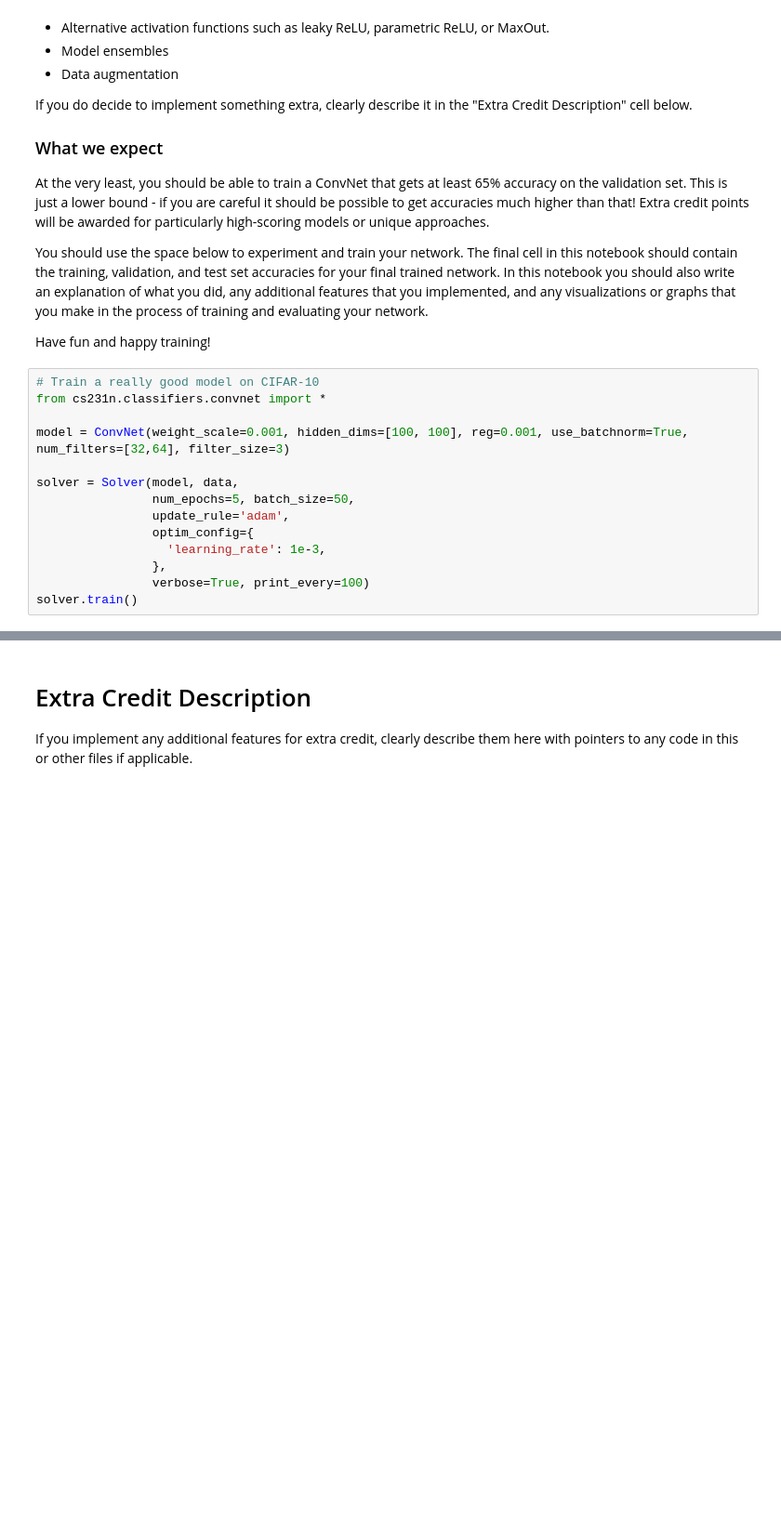
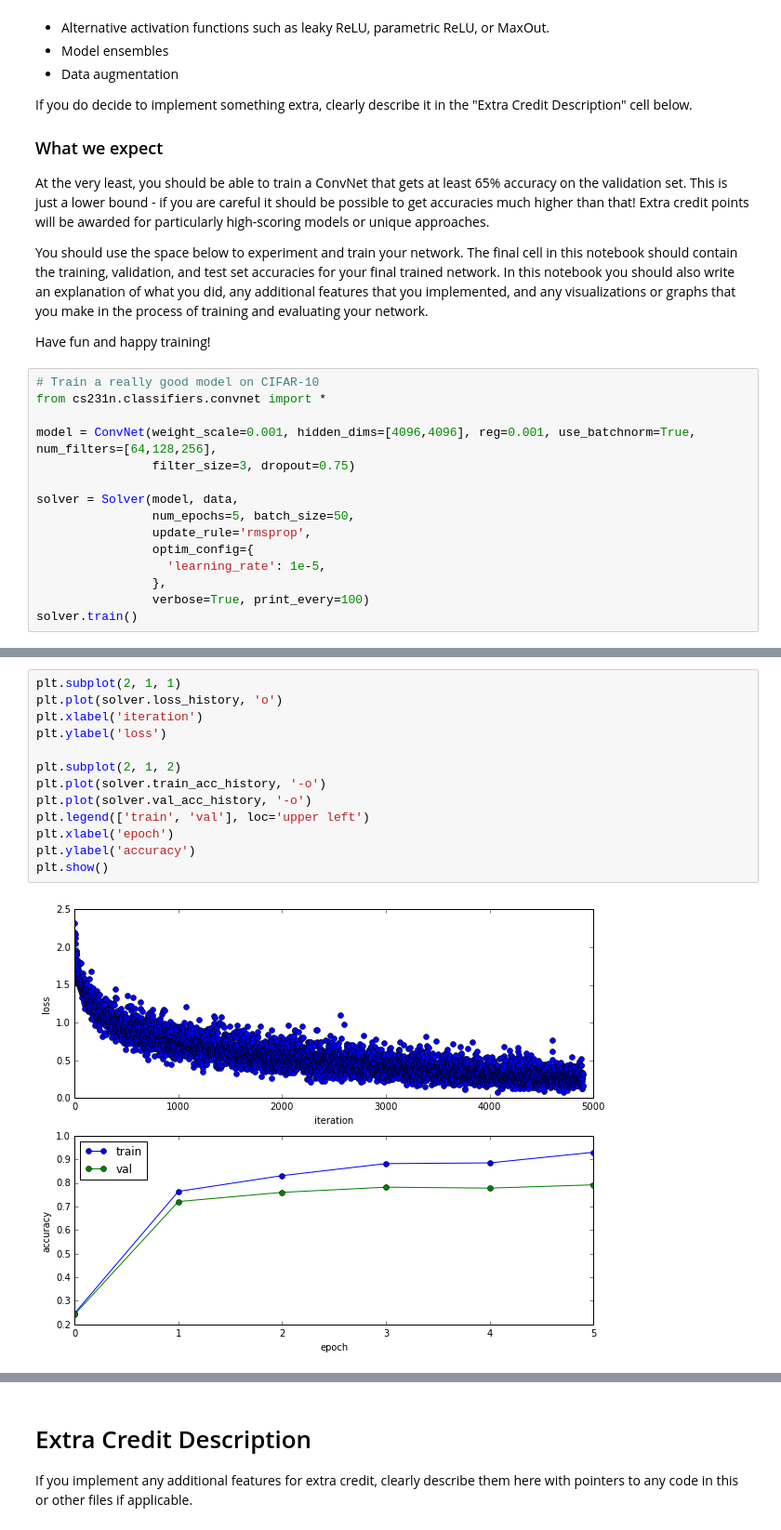
Before and after one commit to pringlesLion/mycs231n, a Jupyter notebook: assignment2/ConvolutionalNetworks.ipynb, the cells around one changed output, grey strips where cells are left out. Shown: that part at 93% size. Cells and saved outputs as stored; diff of their text form; blank space fills up the shorter version.

Commit message:
finish training cnn

```diff
--- a/assignment2/ConvolutionalNetworks.ipynb
+++ b/assignment2/ConvolutionalNetworks.ipynb
@@ -668,13 +673,14 @@ Have fun and happy training!
 # Train a really good model on CIFAR-10
 from cs231n.classifiers.convnet import *
 
-model = ConvNet(weight_scale=0.001, hidden_dims=[100, 100], reg=0.001, use_batchnorm=True, num_filters=[32,64], filter_size=3)
+model = ConvNet(weight_scale=0.001, hidden_dims=[4096,4096], reg=0.001, use_batchnorm=True, num_filters=[64,128,256],
+                filter_size=3, dropout=0.75)
 
 solver = Solver(model, data,
                 num_epochs=5, batch_size=50,
-                update_rule='adam',
+                update_rule='rmsprop',
                 optim_config={
-                  'learning_rate': 1e-3,
+                  'learning_rate': 1e-5,
                 },
                 verbose=True, print_every=100)
 solver.train()
@@ -699 +705,16 @@ solver.train()
+# %%
+plt.subplot(2, 1, 1)
+plt.plot(solver.loss_history, 'o')
+plt.xlabel('iteration')
+plt.ylabel('loss')
+
+plt.subplot(2, 1, 2)
+plt.plot(solver.train_acc_history, '-o')
+plt.plot(solver.val_acc_history, '-o')
+plt.legend(['train', 'val'], loc='upper left')
+plt.xlabel('epoch')
+plt.ylabel('accuracy')
+plt.show()
+# %% [output]
+[figure, added]
 # %%
```
Also changed, not shown: parts of 3 cells of this notebook.
